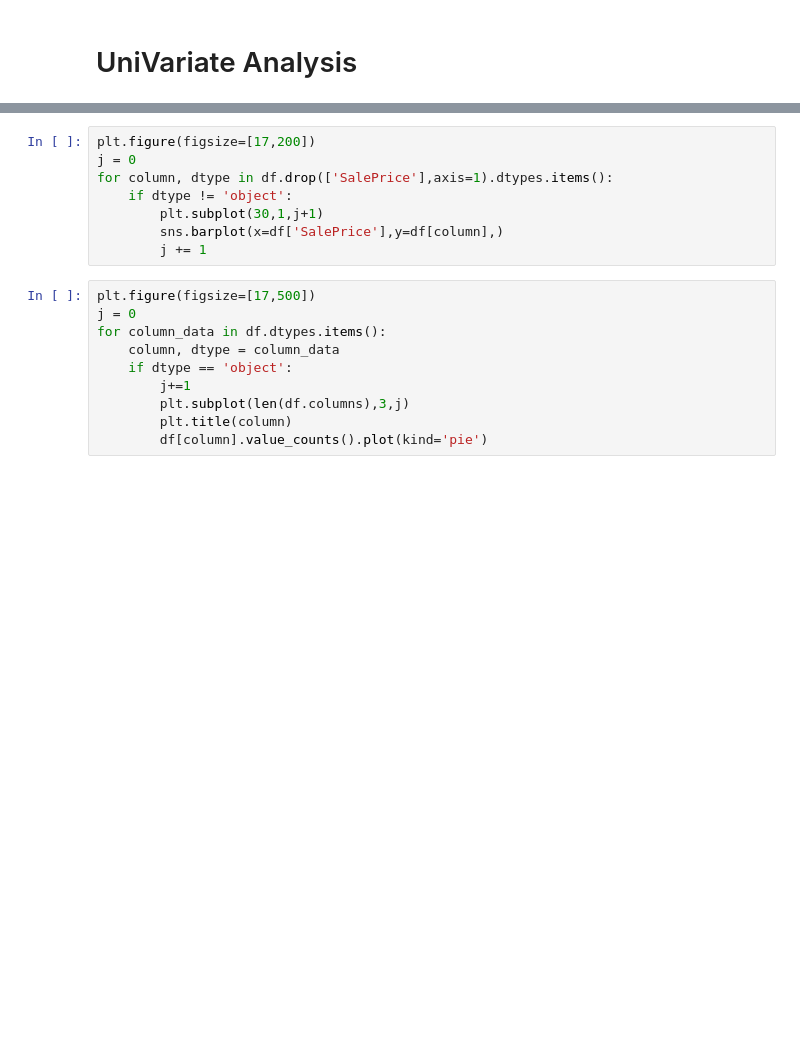
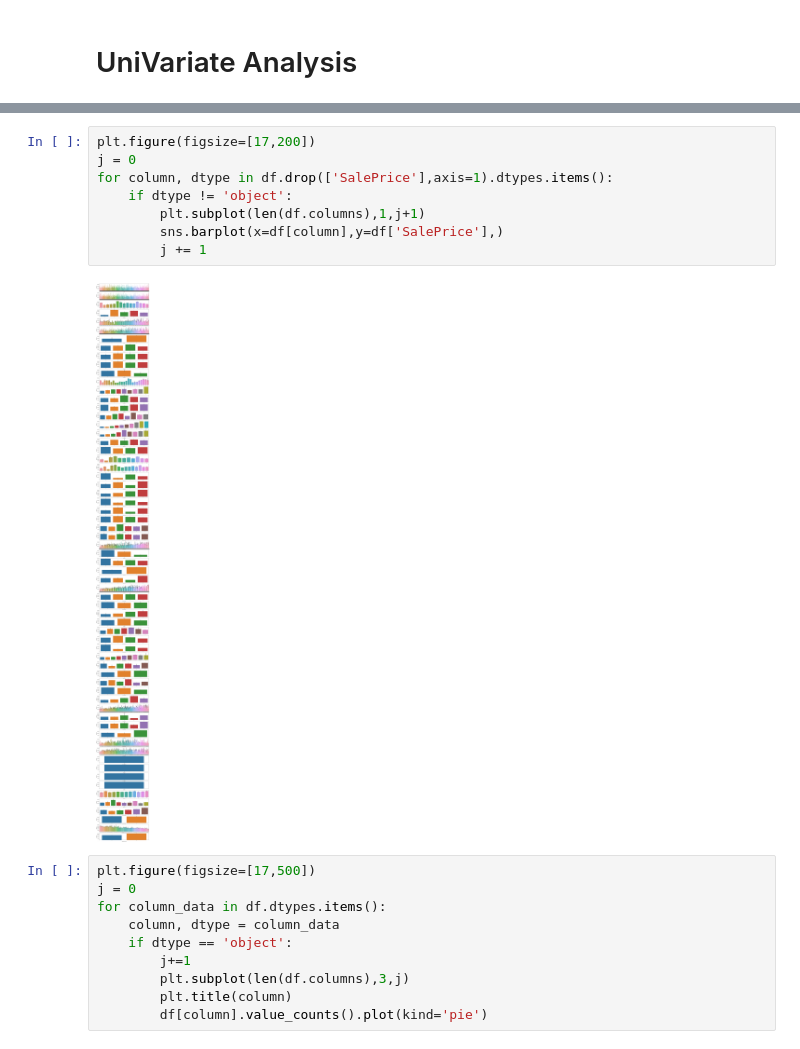
Before and after one commit to im-noob/internship-fliprobo, a Jupyter notebook: 6_project_housing_2/project_Housing_splitted.ipynb, the cells around one changed output, grey strips where cells are left out. Cells and saved outputs as stored; diff of their text form; blank space fills up the shorter version.

```diff
--- a/6_project_housing_2/project_Housing_splitted.ipynb
+++ b/6_project_housing_2/project_Housing_splitted.ipynb
@@ -344,11 +344,13 @@ for i, column_data in enumerate(df.dtypes.items()):
 # %%
 plt.figure(figsize=[17,200])
 j = 0
 for column, dtype in df.drop(['SalePrice'],axis=1).dtypes.items():
     if dtype != 'object':
-        plt.subplot(30,1,j+1)
-        sns.barplot(x=df['SalePrice'],y=df[column],)
+        plt.subplot(len(df.columns),1,j+1)
+        sns.barplot(x=df[column],y=df['SalePrice'],)
         j += 1
+# %% [output]
+[figure, added]
 # %%
 plt.figure(figsize=[17,500])
 j = 0
```
Also changed, not shown: 4 other files.
